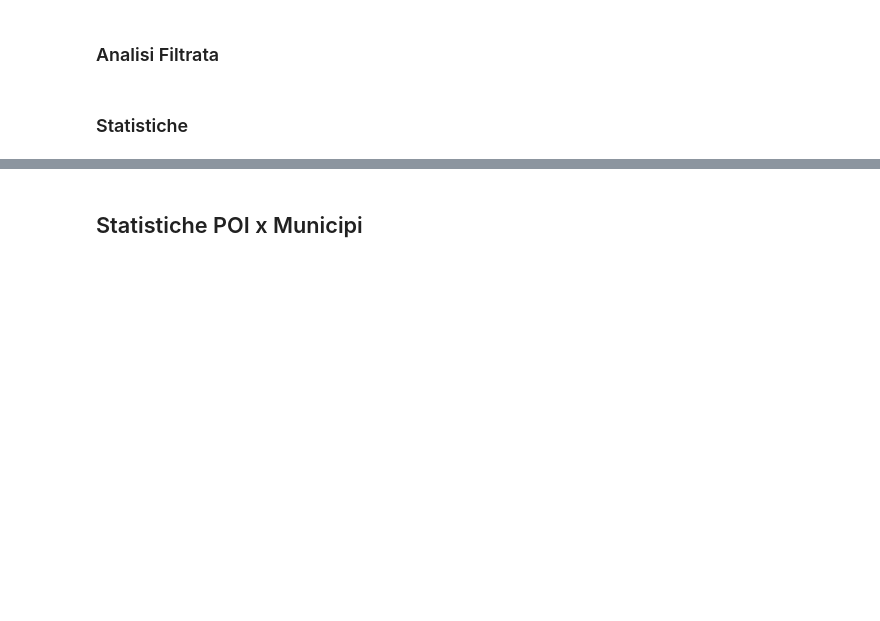
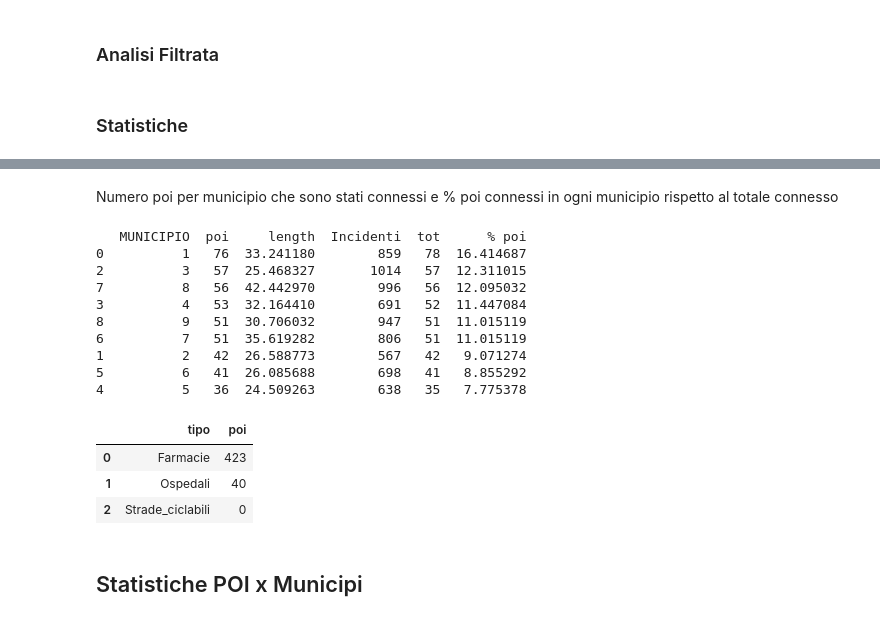
Before and after one commit to MattoMatteo/Progetto-Bike, a Jupyter notebook: Scripts/Analisi.ipynb, the cells around one changed output, grey strips where cells are left out. Saved outputs shown, nothing was run; the diff lists cells and outputs as text; code cells hidden in the pictures; blank space fills up the shorter version.

```diff
--- a/Scripts/Analisi.ipynb
+++ b/Scripts/Analisi.ipynb
@@ -559,3 +646,44 @@ Tot: 82.51918564502445
+# %% [markdown]
+Numero poi per municipio che sono stati connessi e % poi connessi in ogni municipio rispetto al totale connesso
+# %%
+gdf_analisi_sanita_raggruppato = gdf_analisi_ospedali.groupby(["MUNICIPIO"]).agg({
+    "poi": "sum",
+    "length": lambda x: sum(x)/1000
+}).reset_index()
+gdf_analisi_sanita_raggruppato["MUNICIPIO"] = gdf_analisi_sanita_raggruppato["MUNICIPIO"].astype(int)
+gdf_analisi_sanita_raggruppato = gdf_analisi_sanita_raggruppato.sort_index()
+gdf_analisi_sanita_raggruppato = gdf_analisi_sanita_raggruppato.merge(
+    gpd.read_file(PATH_INCIDENTI_CLEAN)[["MUNICIPIO", "Incidenti"]], on="MUNICIPIO")
+
+gdf_pois = gpd.read_file(PATH_SCORE_X_MUNICIPI)[["MUNICIPIO", "ospedali", "farmacie"]]
+gdf_pois["tot"] = gdf_pois.drop("MUNICIPIO", axis=1).sum(axis=1)
+gdf_pois["MUNICIPIO"] = gdf_pois["MUNICIPIO"].astype(int)
+gdf_analisi_sanita_raggruppato = gdf_analisi_sanita_raggruppato.merge(gdf_pois[["MUNICIPIO", "tot"]], on="MUNICIPIO")
+somma_poi = gdf_analisi_sanita_raggruppato["poi"].sum()
+gdf_analisi_sanita_raggruppato["% poi"] = gdf_analisi_sanita_raggruppato.apply(lambda row: row["poi"] / somma_poi * 100, axis=1)
+gdf_analisi_sanita_raggruppato.sort_values(["poi", "Incidenti", "length"], ascending=False, inplace=True)
+print(gdf_analisi_sanita_raggruppato)
+
+
+gdf_analisi_sanita = gdf_analisi_ospedali[gdf_analisi_ospedali["tipo"] != "Strade_ciclabili"]
+gdf_analisi_sanita_raggruppato = gdf_analisi_ospedali.groupby("tipo").agg({
+    "poi": "sum"}).reset_index().sort_values(["poi"], ascending=[False])
+gdf_analisi_sanita_raggruppato
+# %% [output]
+   MUNICIPIO  poi     length  Incidenti  tot      % poi
+0          1   76  33.241180        859   78  16.414687
+2          3   57  25.468327       1014   57  12.311015
+7          8   56  42.442970        996   56  12.095032
+3          4   53  32.164410        691   52  11.447084
+8          9   51  30.706032        947   51  11.015119
+6          7   51  35.619282        806   51  11.015119
+1          2   42  26.588773        567   42   9.071274
+5          6   41  26.085688        698   41   8.855292
+4          5   36  24.509263        638   35   7.775378
+|  | tipo | poi |
+| 0 | Farmacie | 423 |
+| 1 | Ospedali | 40 |
+| 2 | Strade_ciclabili | 0 |
 # %% [markdown]
 ## Statistiche POI x Municipi
 # %%
```
Also changed, not shown: parts of 12 cells of this notebook.
